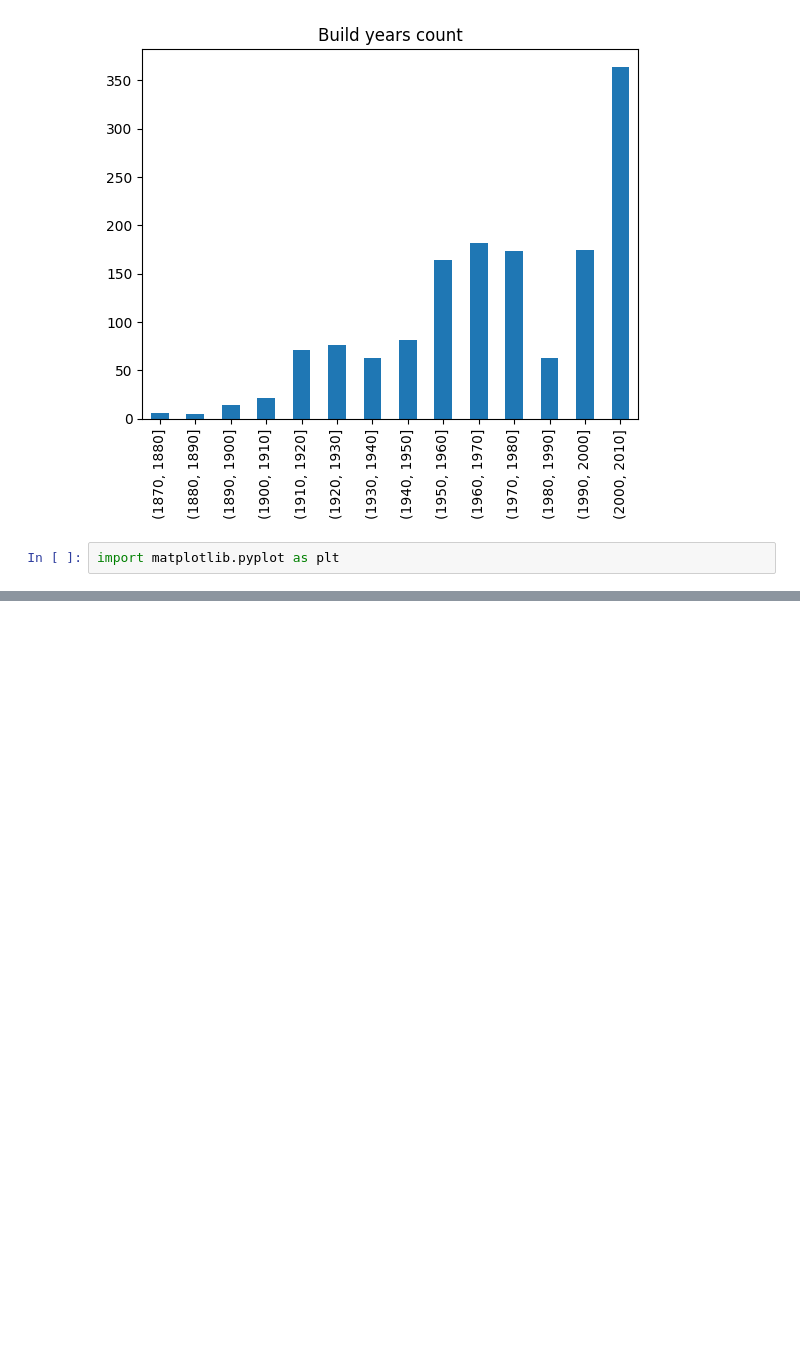
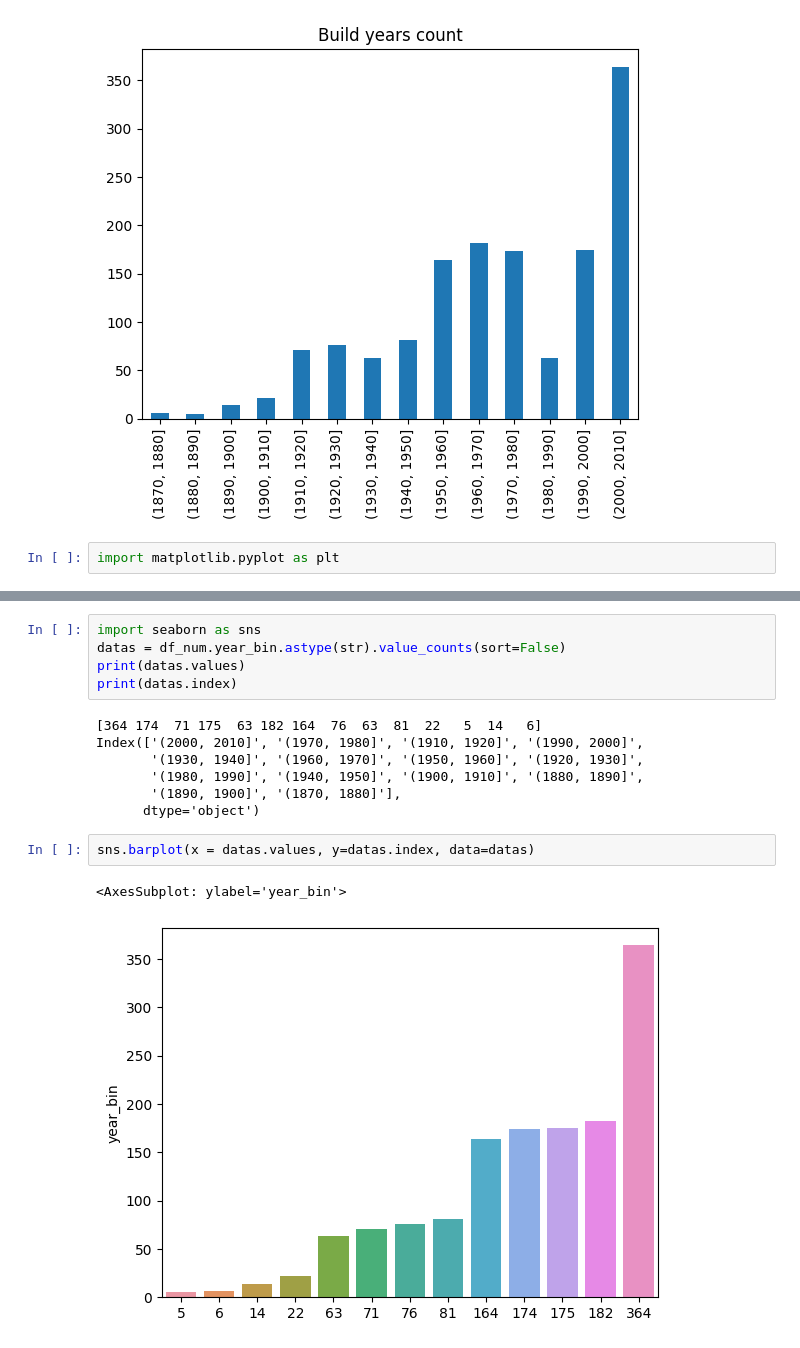
Before and after one commit to shafique18/probability_and_statistics_python, a Jupyter notebook: notebooks/Bar_graphs_and_pie_charts.ipynb, the cells around one changed output, grey strips where cells are left out. Saved outputs shown, nothing was run; the diff lists cells and outputs as text; blank space fills up the shorter version.

```diff
--- a/notebooks/Bar_graphs_and_pie_charts.ipynb
+++ b/notebooks/Bar_graphs_and_pie_charts.ipynb
@@ -127,0 +162,17 @@ ValueError: shape mismatch: objects cannot be broadcast to a single shape.  Mism
+# %%
+import seaborn as sns
+datas = df_num.year_bin.astype(str).value_counts(sort=False)
+print(datas.values)
+print(datas.index)
+# %% [output]
+[364 174  71 175  63 182 164  76  63  81  22   5  14   6]
+Index(['(2000, 2010]', '(1970, 1980]', '(1910, 1920]', '(1990, 2000]',
+       '(1930, 1940]', '(1960, 1970]', '(1950, 1960]', '(1920, 1930]',
+       '(1980, 1990]', '(1940, 1950]', '(1900, 1910]', '(1880, 1890]',
+       '(1890, 1900]', '(1870, 1880]'],
+      dtype='object')
+# %%
+sns.barplot(x = datas.values, y=datas.index, data=datas)
+# %% [output]
+<AxesSubplot: ylabel='year_bin'>
+[figure, added]
```
Also changed, not shown: parts of 3 cells of this notebook.
